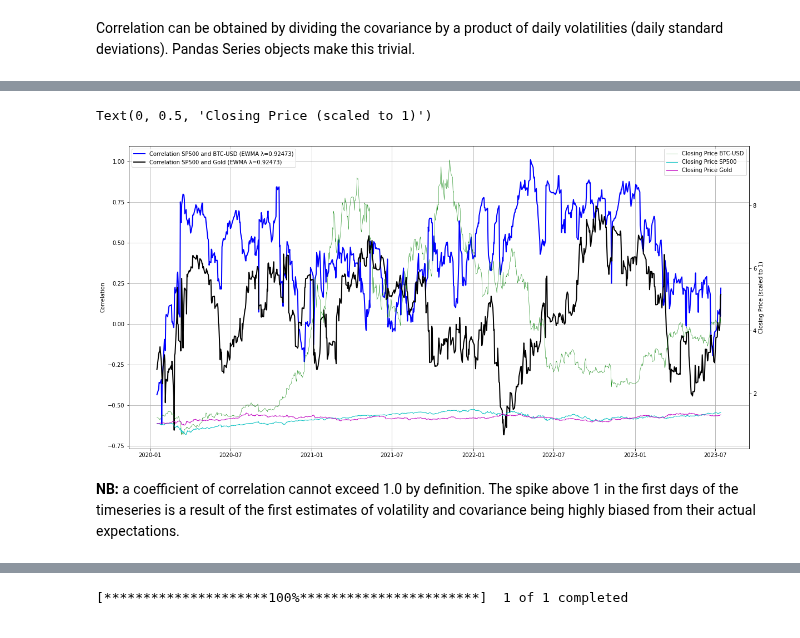
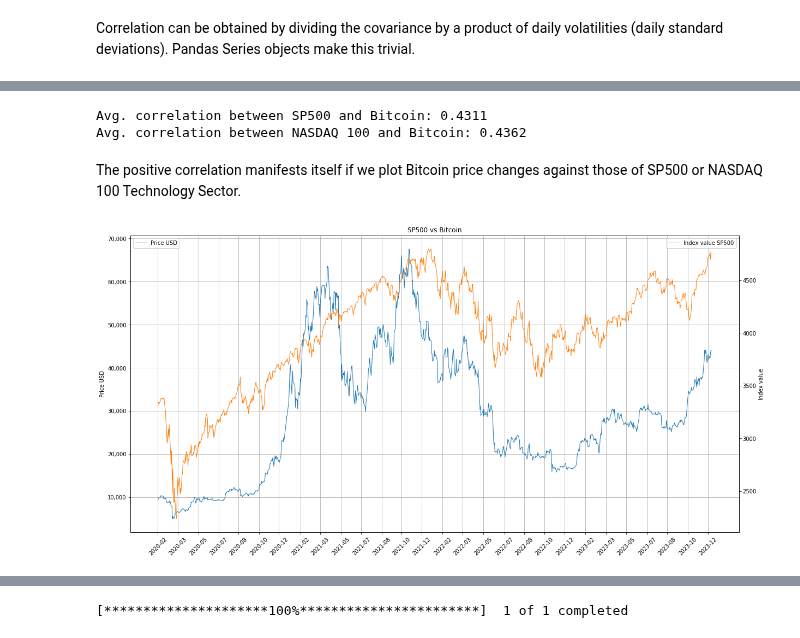
Before and after one commit to ilchen/RMaFI, a Jupyter notebook: ch11_variance_covariance.ipynb, the cells around one changed output, grey strips where cells are left out. Cells and saved outputs as stored; diff of their text form; code cells hidden in the pictures.

```diff
--- a/ch11_variance_covariance.ipynb
+++ b/ch11_variance_covariance.ipynb
@@ -28,13 +56,14 @@ yfin.pdr_override()
 # %%
-data = web.get_data_yahoo(['^GSPC', 'BTC-USD', 'GC=F'], start, end)
+data = web.get_data_yahoo(['^GSPC', '^NDXT', 'BTC-USD'], start, end)
 
-# Get rid of possible offset when aggregating data from different trading venues
+# Get rid of possible differences in timezone offsets when aggregating data from different trading venues
 asset_prices = data['Adj Close'].resample('D').first()
+asset_prices.index = asset_prices.index.tz_localize(None)
 
-# We need to drop NaN rows as not all assets trade every day like BTC
+# We need to drop NaN rows as not all assets trade every day like the BTC
 asset_prices_sp500 = asset_prices['^GSPC'].dropna()
+asset_prices_nq100 = asset_prices['^NDXT'].dropna()
 asset_prices_btc = asset_prices['BTC-USD'].dropna()
-asset_prices_gold = asset_prices['GC=F'].dropna()
 # %% [output]
 [*********************100%***********************]  3 of 3 completed
 # %%
@@ -81,32 +127,37 @@ rescaled_asset_prices_gold = gold_vol_tracker.get_adj_close_prices_for_dates(cov
+# %%
+print('Avg. correlation between SP500 and Bitcoin: {:.4f}'.format(correlations_sp500_btc[days_to_skip:].mean()))
+print('Avg. correlation between NASDAQ 100 and Bitcoin: {:.4f}'.format(correlations_nq100_btc[days_to_skip:].mean()))
+# %% [output]
+Avg. correlation between SP500 and Bitcoin: 0.4311
+Avg. correlation between NASDAQ 100 and Bitcoin: 0.4362
 # %%
-assert len(rescaled_asset_prices_sp500) == len(rescaled_asset_prices_btc) == len(rescaled_asset_prices_gold)
-assert len(covariance_tracker_sp500_btc.get_dates()) == len(covariance_tracker_sp500_gold.get_dates())
-assert len(rescaled_asset_prices_sp500) == len(covariance_tracker_sp500_btc.get_dates())
+asset_prices_sp500 = sp500_vol_tracker.get_adj_close_prices_for_dates(covariance_tracker_sp500_btc.get_dates())
+asset_prices_nq100 = nq100_vol_tracker.get_adj_close_prices_for_dates(covariance_tracker_nq100_btc.get_dates())
+asset_prices_btc = btc_vol_tracker.get_adj_close_prices_for_dates(covariance_tracker_sp500_btc.get_dates())
+
+assert len(asset_prices_sp500) == len(asset_prices_btc) == len(asset_prices_nq100)
+assert len(covariance_tracker_sp500_btc.get_dates()) == len(covariance_tracker_nq100_btc.get_dates())
+assert len(asset_prices_sp500) == len(covariance_tracker_sp500_btc.get_dates())
+# %% [markdown]
+The positive correlation manifests itself if we plot Bitcoin price changes against those of SP500 or NASDAQ 100 Technology Sector.
 # %%
-import matplotlib.pyplot as plt
-import matplotlib.ticker as mtick
+left_lbl, right_lbl = 'Price USD', 'Index value'
 
-left_lbl, right_lbl = 'Correlation', 'Closing Price'
-
-x = covariance_tracker_sp500_btc.get_dates()[20:] # Skipping the first 20 datapoints
-fig = plt.figure(figsize=(20, 10))
-ax = fig.add_subplot(1, 1, 1)
-ax.plot(x, correlations_sp500_btc[20:],
-        label='Correlation SP500 and BTC-USD (EWMA λ=%.5f)' % combined_ewma.lamda , linewidth=2, color='b')
-ax.plot(x, correlations_sp500_gold[20:],
-        label='Correlation SP500 and Gold (EWMA λ=%.5f)' % combined_ewma.lamda , linewidth=2, color='k')
+x = covariance_tracker_sp500_btc.get_dates()[days_to_skip:]
+fig, ax = plt.subplots(figsize=(20, 10))
+ax.plot(x, asset_prices_btc[days_to_skip:], label=left_lbl, linewidth=1, color='#1f77b4')
 
 ax2 = ax.twinx()  # instantiate a second axes that shares the same x-axis
-ax2.plot(x, rescaled_asset_prices_btc[20:], label=right_lbl + ' BTC-USD', linewidth=.5, color='g')
-ax2.plot(x, rescaled_asset_prices_sp500[20:], label=right_lbl + ' SP500', linewidth=1, color='c')
-ax2.plot(x, rescaled_asset_prices_gold[20:], label=right_lbl + ' Gold', linewidth=1, color='m')
+ax2.plot(x, asset_prices_sp500[days_to_skip:], label=right_lbl + ' SP500', linewidth=1, color='#ff7f0e')
+
 ax.legend(loc='upper left')
 ax2.legend(loc='upper right')
 ax.grid(True)
 ax.set_ylabel(left_lbl)
-ax2.set_ylabel(right_lbl + ' (scaled to 1)')
+ax2.set_ylabel(right_lbl)
+ax.set_xticks(x[::36])
+ax.title.set_text('SP500 vs Bitcoin')
+ax.yaxis.set_major_formatter('{x:,.0f}')
+_ = ax.set_xticklabels(x[::36].strftime('%Y-%m'), rotation=45)
 # %% [output]
-Text(0, 0.5, 'Closing Price (scaled to 1)')
-[figure, old version]
+[figure, new version]
-# %% [markdown]
-**NB:** a coefficient of correlation cannot exceed 1.0 by definition. The spike above 1 in the first days of the timeseries is a result of the first estimates of volatility and covariance being highly biased from their actual expectations.
```
Also changed, not shown: parts of 42 cells of this notebook, 1 other file.
